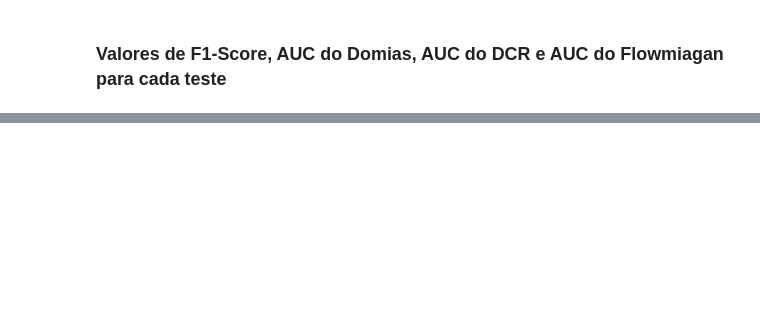
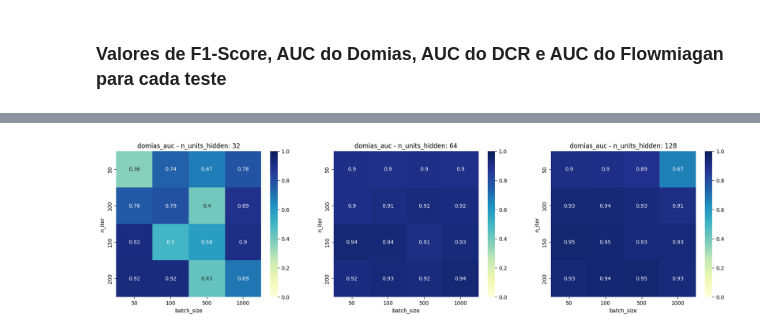
Before and after one commit to Alan-TC/AblationStudy, a Jupyter notebook: analise.ipynb, the cells around one changed output, grey strips where cells are left out. Cells and saved outputs as stored; diff of their text form; code cells hidden in the pictures; blank space fills up the shorter version.

```diff
--- a/analise.ipynb
+++ b/analise.ipynb
@@ -87,0 +181,4 @@ plt.tight_layout()
+# %%
+grid_search_matrix(df_ablation, 'n_units_hidden', 'batch_size', 'n_iter', 'domias_auc')
+# %% [output]
+[figure, added]
```
Also changed, not shown: parts of 18 cells of this notebook, 9 other files.
